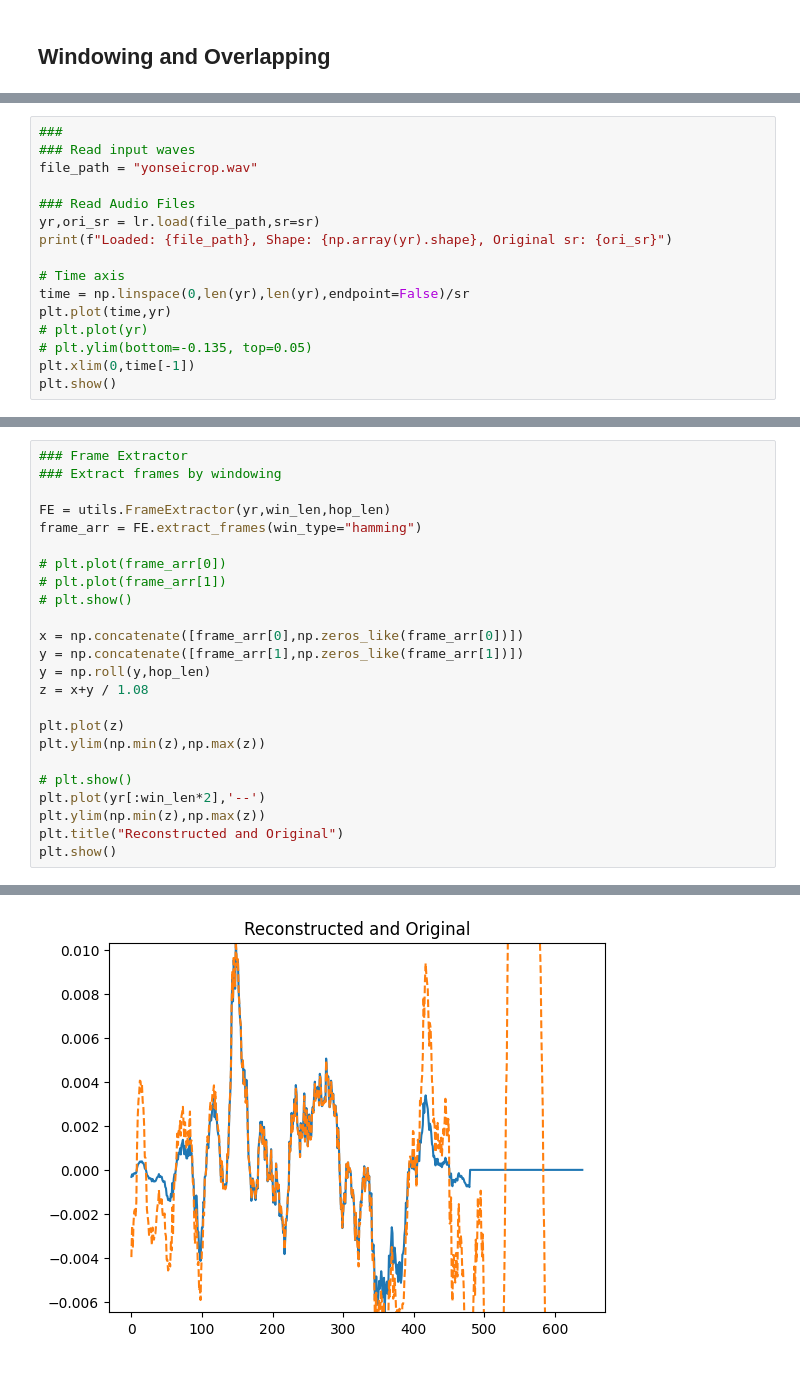
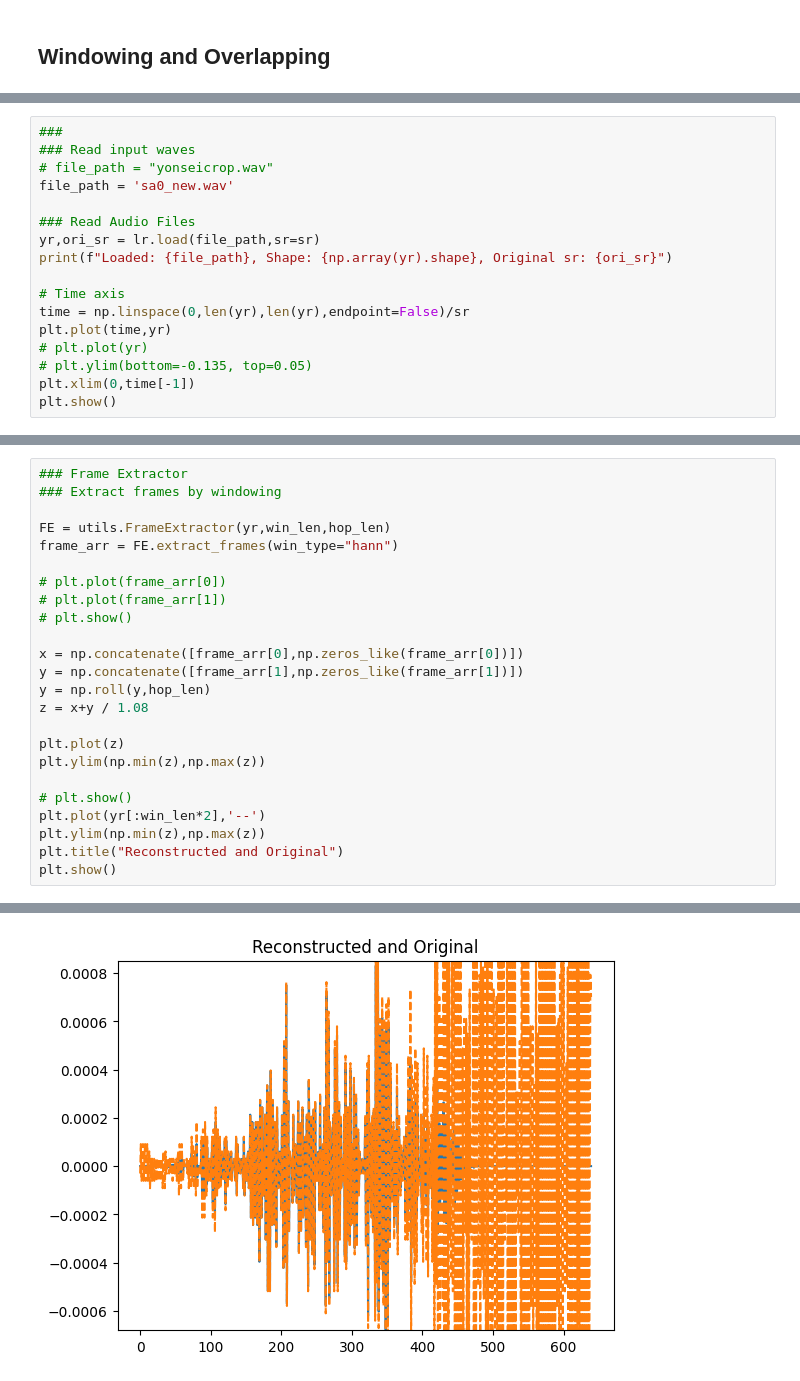
Before and after one commit to woongzip1/SATEST, a Jupyter notebook: SATEST 78.ipynb, the cells around one changed output, grey strips where cells are left out. Drawn from its saved outputs; the diff is of its cells as text.

```diff
--- a/SATEST 78.ipynb
+++ b/SATEST 78.ipynb
@@ -54,7 +54,8 @@ h3 = h+h2+np.roll(h2,25)
 # %%
 ###
 ### Read input waves
-file_path = "yonseicrop.wav"
+# file_path = "yonseicrop.wav"
+file_path = 'sa0_new.wav'
 
 ### Read Audio Files
 yr,ori_sr = lr.load(file_path,sr=sr)
@@ -75,7 +76,7 @@ Loaded: yonseicrop.wav, Shape: (18000,), Original sr: 16000
 ### Extract frames by windowing
 
 FE = utils.FrameExtractor(yr,win_len,hop_len)
-frame_arr = FE.extract_frames(win_type="hamming")
+frame_arr = FE.extract_frames(win_type="hann")
 
 # plt.plot(frame_arr[0])
 # plt.plot(frame_arr[1])
@@ -99,4 +101,4 @@ From 18000 samples, total 111 frames are generated
-[figure, old version]
+[figure, new version]
 # %%
 ## 0번 frame 부터 5개를 표시해보자
 ind1 = 0
```
Also changed, not shown: parts of 17 cells of this notebook, 3 other files.
